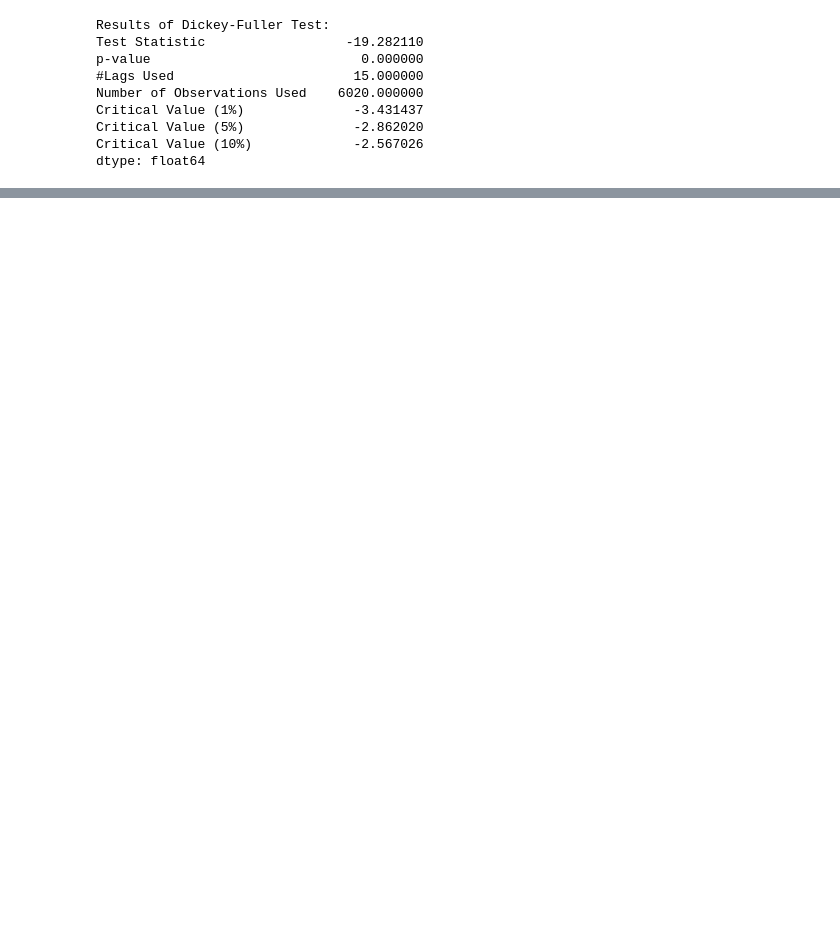
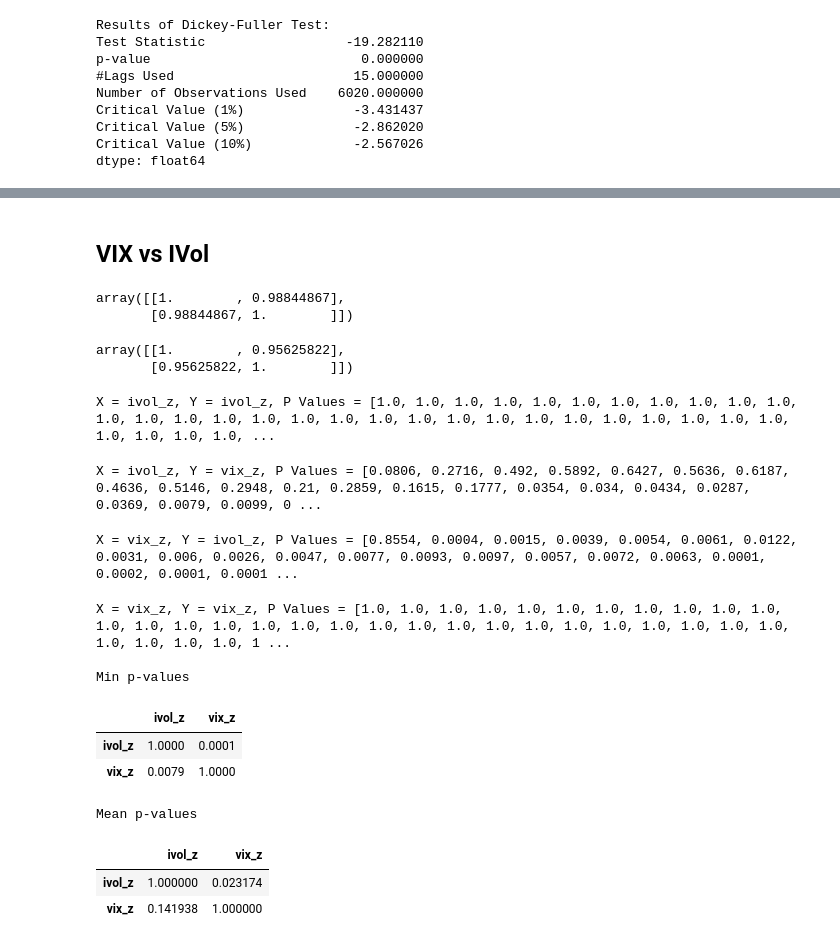
Before and after one commit to Horstann/CC-TTS-GANs, a Jupyter notebook: 01 EDA.ipynb, the cells around one changed output, grey strips where cells are left out. Drawn from its saved outputs; the diff is of its cells as text; code cells hidden in the pictures; blank space fills up the shorter version.

```diff
--- a/01 EDA.ipynb
+++ b/01 EDA.ipynb
@@ -65,0 +153,2 @@ logreturns.shape
+# %% [markdown]
+## VIX vs IVol
@@ -65,0 +157,26 @@ logreturns.shape
+# %%
+np.corrcoef(real_data.df.ivol, real_data.df.vix)
+# %% [output]
+array([[1.        , 0.98844867],
+       [0.98844867, 1.        ]])
+# %%
+np.corrcoef(real_data.df.ivol_z, real_data.df.vix_z)
+# %% [output]
+array([[1.        , 0.95625822],
+       [0.95625822, 1.        ]])
+# %%
+granger_causation_matrix(real_data.df, treatment_vars=['ivol_z','vix_z'], outcome_vars=['ivol_z','vix_z'], verbose=True)
+# %% [output]
+X = ivol_z, Y = ivol_z, P Values = [1.0, 1.0, 1.0, 1.0, 1.0, 1.0, 1.0, 1.0, 1.0, 1.0, 1.0, 1.0, 1.0, 1.0, 1.0, 1.0, 1.0, 1.0, 1.0, 1.0, 1.0, 1.0, 1.0, 1.0, 1.0, 1.0, 1.0, 1.0, 1.0, 1.0, 1.0, 1.0, 1.0, ...
+X = ivol_z, Y = vix_z, P Values = [0.0806, 0.2716, 0.492, 0.5892, 0.6427, 0.5636, 0.6187, 0.4636, 0.5146, 0.2948, 0.21, 0.2859, 0.1615, 0.1777, 0.0354, 0.034, 0.0434, 0.0287, 0.0369, 0.0079, 0.0099, 0 ...
+X = vix_z, Y = ivol_z, P Values = [0.8554, 0.0004, 0.0015, 0.0039, 0.0054, 0.0061, 0.0122, 0.0031, 0.006, 0.0026, 0.0047, 0.0077, 0.0093, 0.0097, 0.0057, 0.0072, 0.0063, 0.0001, 0.0002, 0.0001, 0.0001 ...
+X = vix_z, Y = vix_z, P Values = [1.0, 1.0, 1.0, 1.0, 1.0, 1.0, 1.0, 1.0, 1.0, 1.0, 1.0, 1.0, 1.0, 1.0, 1.0, 1.0, 1.0, 1.0, 1.0, 1.0, 1.0, 1.0, 1.0, 1.0, 1.0, 1.0, 1.0, 1.0, 1.0, 1.0, 1.0, 1.0, 1.0, 1 ...
+
+Min p-values
+|  | ivol_z | vix_z |
+| ivol_z | 1.0000 | 0.0001 |
+| vix_z | 0.0079 | 1.0000 |
+Mean p-values
+|  | ivol_z | vix_z |
+| ivol_z | 1.000000 | 0.023174 |
+| vix_z | 0.141938 | 1.000000 |
```
Also changed, not shown: parts of 19 cells of this notebook, 23 other files.
